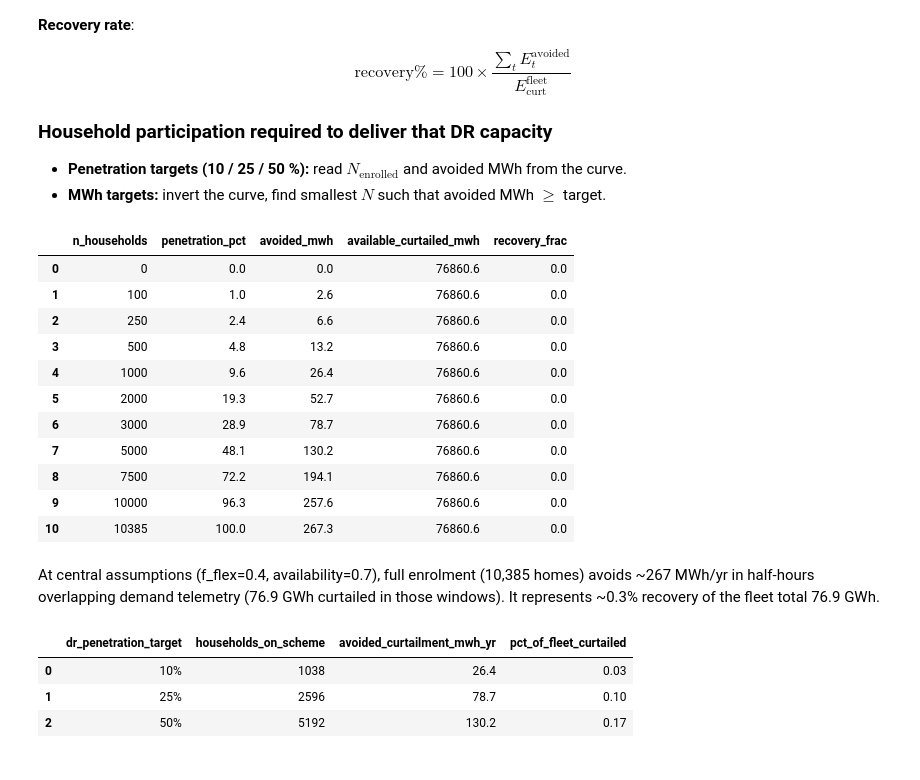
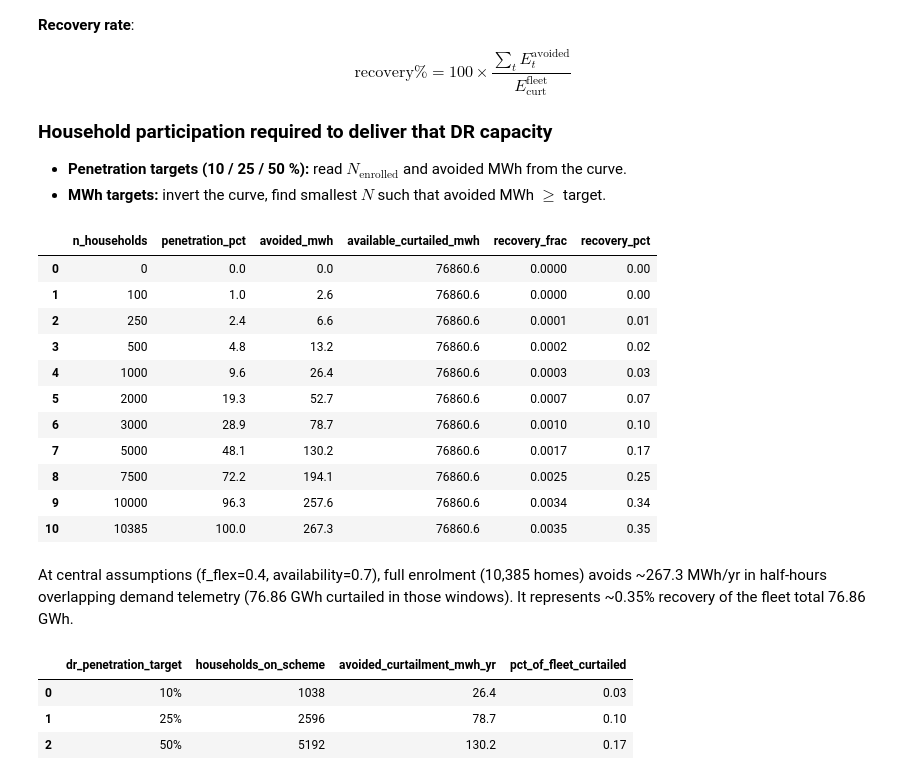
Before and after one commit to AreedAdmin/AiB-Capstone, a Jupyter notebook: report.ipynb, the cells around one changed output. Cells and saved outputs as stored; diff of their text form; code cells hidden in the pictures.

```diff
--- a/report.ipynb
+++ b/report.ipynb
@@ -112,7 +112,7 @@ CUT_IN_MS = 3.0  # approximate; refined from data in EDA
 
 # --- Orkney households ---
 N_HOUSEHOLDS_ORKNEY = 10_385
-DEMAND_ANOMALY_MONTHS = [9, 10]  # Sep–Oct 2017 sample-size spike (FAQ)
+DEMAND_ANOMALY_MAD_Z = 4.5  # robust z-score threshold for daily N_households anomalies
 
 # --- DR flexibility ---
 F_FLEX = 0.40
@@ -171,9 +171,9 @@ assumptions = pd.DataFrame([
     {"parameter": "n_households_orkney", "value": N_HOUSEHOLDS_ORKNEY,
      "meaning": "Orkney households for penetration % and demand scaling",
      "source": "HSO FAQ.txt (~10,385)"},
-    {"parameter": "demand_anomaly_months", "value": str(DEMAND_ANOMALY_MONTHS),
-     "meaning": "Months flagged in EDA (sample N_households spike)",
-     "source": "HSO FAQ.txt (Sep–Oct 2017 anomaly)"},
+    {"parameter": "demand_anomaly_mad_z", "value": DEMAND_ANOMALY_MAD_Z,
+     "meaning": "Robust z-score threshold for daily sample-size anomaly detection",
+     "source": "Consultant rule based on robust linear-trend residuals"},
     {"parameter": "f_flex", "value": F_FLEX,
      "meaning": "Fraction of variable demand dispatchable by DR heating",
      "source": "Consultant assumption; FAQ best/worst framing"},
@@ -445,13 +478,13 @@ turbine_raw = load_turbine()
 demand_raw = load_demand()
 
 turbine, t_ledger = clean_turbine(turbine_raw, year=HEADLINE_YEAR)
-demand_all, demand, d_ledger = clean_demand(demand_raw)
+demand_all, demand, d_ledger = clean_demand(demand_raw, year=HEADLINE_YEAR)
 
-print("Turbine cleaning ledger:")
-display(t_ledger.to_frame("count"))
-print("\n")
-print("Demand cleaning ledger:")
-display(d_ledger.to_frame("count"))
+# print("Turbine cleaning ledger:")
+# display(t_ledger.to_frame("count"))
+# print("\n")
+# print("Demand cleaning ledger:")
+# display(d_ledger.to_frame("count"))
 
 # print(f"\nTurbine {HEADLINE_YEAR}: {len(turbine):,} rows")
-# print(f"Demand (full year): {len(demand_all):,} half-hours | EDA subset (excl. Sep–Oct): {len(demand):,}")
+# print(f"Demand ({HEADLINE_YEAR} only): {len(demand_all):,} half-hours | EDA subset (excl. detected anomaly days): {len(demand):,}")
@@ -968,48 +997,49 @@ $$
 # %%
 curve_rows = []
 for n in PENETRATION_GRID:
     _, avoided, curtailed = supply_demand_match(supply_30, demand_flex, n, availability=AVAILABILITY)
     curve_rows.append({
         "n_households": n,
         "penetration_pct": 100 * n / N_HOUSEHOLDS_ORKNEY,
         "avoided_mwh": avoided,
         "available_curtailed_mwh": curtailed,
         "recovery_frac": avoided / curtailed if curtailed > 0 else 0,
     })
 curve_df = pd.DataFrame(curve_rows)
+curve_df["recovery_pct"] = 100 * curve_df["recovery_frac"]
 annual_curtailed_mwh = curve_df["available_curtailed_mwh"].iloc[0]
 
-display(curve_df.round(1))
+display(curve_df.round({"n_households": 0, "penetration_pct": 1, "avoided_mwh": 1, "available_curtailed_mwh": 1, "recovery_frac": 4, "recovery_pct": 2}))
 
 matched_curtailed_gwh = annual_curtailed_mwh / 1000
 # print("\n>>> Q2 ANSWER: At central assumptions (f_flex={}, availability={}), full enrolment "
 #       "({:,} homes) avoids ~{:.0f} MWh/yr in half-hours overlapping demand telemetry "
 #       "({:.1f} GWh curtailed in those windows; ~{:.1%} recovery vs Q1 fleet total {:.1f} GWh).".format(
 #           F_FLEX, AVAILABILITY, N_HOUSEHOLDS_ORKNEY,
 #           curve_df.loc[curve_df["n_households"] == N_HOUSEHOLDS_ORKNEY, "avoided_mwh"].iloc[0],
 #           matched_curtailed_gwh,
 #           curve_df.loc[curve_df["n_households"] == N_HOUSEHOLDS_ORKNEY, "recovery_frac"].iloc[0],
 #           gwh_fleet,
 #       ))
 
 full_avoided = float(
     curve_df.loc[curve_df["n_households"] == N_HOUSEHOLDS_ORKNEY, "avoided_mwh"].iloc[0]
 )
 # %% [output]
-|  | n_households | penetration_pct | avoided_mwh | available_curtailed_mwh | recovery_frac |
-| 0 | 0 | 0.0 | 0.0 | 76860.6 | 0.0 |
-| 1 | 100 | 1.0 | 2.6 | 76860.6 | 0.0 |
-| 2 | 250 | 2.4 | 6.6 | 76860.6 | 0.0 |
-| 3 | 500 | 4.8 | 13.2 | 76860.6 | 0.0 |
-| 4 | 1000 | 9.6 | 26.4 | 76860.6 | 0.0 |
-| 5 | 2000 | 19.3 | 52.7 | 76860.6 | 0.0 |
-| 6 | 3000 | 28.9 | 78.7 | 76860.6 | 0.0 |
-| 7 | 5000 | 48.1 | 130.2 | 76860.6 | 0.0 |
-| 8 | 7500 | 72.2 | 194.1 | 76860.6 | 0.0 |
-| 9 | 10000 | 96.3 | 257.6 | 76860.6 | 0.0 |
-| 10 | 10385 | 100.0 | 267.3 | 76860.6 | 0.0 |
+|  | n_households | penetration_pct | avoided_mwh | available_curtailed_mwh | recovery_frac | recovery_pct |
+| 0 | 0 | 0.0 | 0.0 | 76860.6 | 0.0000 | 0.00 |
+| 1 | 100 | 1.0 | 2.6 | 76860.6 | 0.0000 | 0.00 |
+| 2 | 250 | 2.4 | 6.6 | 76860.6 | 0.0001 | 0.01 |
+| 3 | 500 | 4.8 | 13.2 | 76860.6 | 0.0002 | 0.02 |
+| 4 | 1000 | 9.6 | 26.4 | 76860.6 | 0.0003 | 0.03 |
+| 5 | 2000 | 19.3 | 52.7 | 76860.6 | 0.0007 | 0.07 |
+| 6 | 3000 | 28.9 | 78.7 | 76860.6 | 0.0010 | 0.10 |
+| 7 | 5000 | 48.1 | 130.2 | 76860.6 | 0.0017 | 0.17 |
+| 8 | 7500 | 72.2 | 194.1 | 76860.6 | 0.0025 | 0.25 |
+| 9 | 10000 | 96.3 | 257.6 | 76860.6 | 0.0034 | 0.34 |
+| 10 | 10385 | 100.0 | 267.3 | 76860.6 | 0.0035 | 0.35 |
 # %% [markdown]
-At central assumptions (f_flex=0.4, availability=0.7), full enrolment (10,385 homes) avoids ~267 MWh/yr in half-hours overlapping demand telemetry (76.9 GWh curtailed in those windows). It represents ~0.3% recovery of the fleet total 76.9 GWh.
+At central assumptions (f_flex=0.4, availability=0.7), full enrolment (10,385 homes) avoids ~267.3 MWh/yr in half-hours overlapping demand telemetry (76.86 GWh curtailed in those windows). It represents ~0.35% recovery of the fleet total 76.86 GWh.
 # %%
 # Q3 — households required for stated DR penetration levels (and illustrative MWh targets)
 q3_rows = []
```
Also changed, not shown: parts of 15 cells of this notebook, 2 other files.
